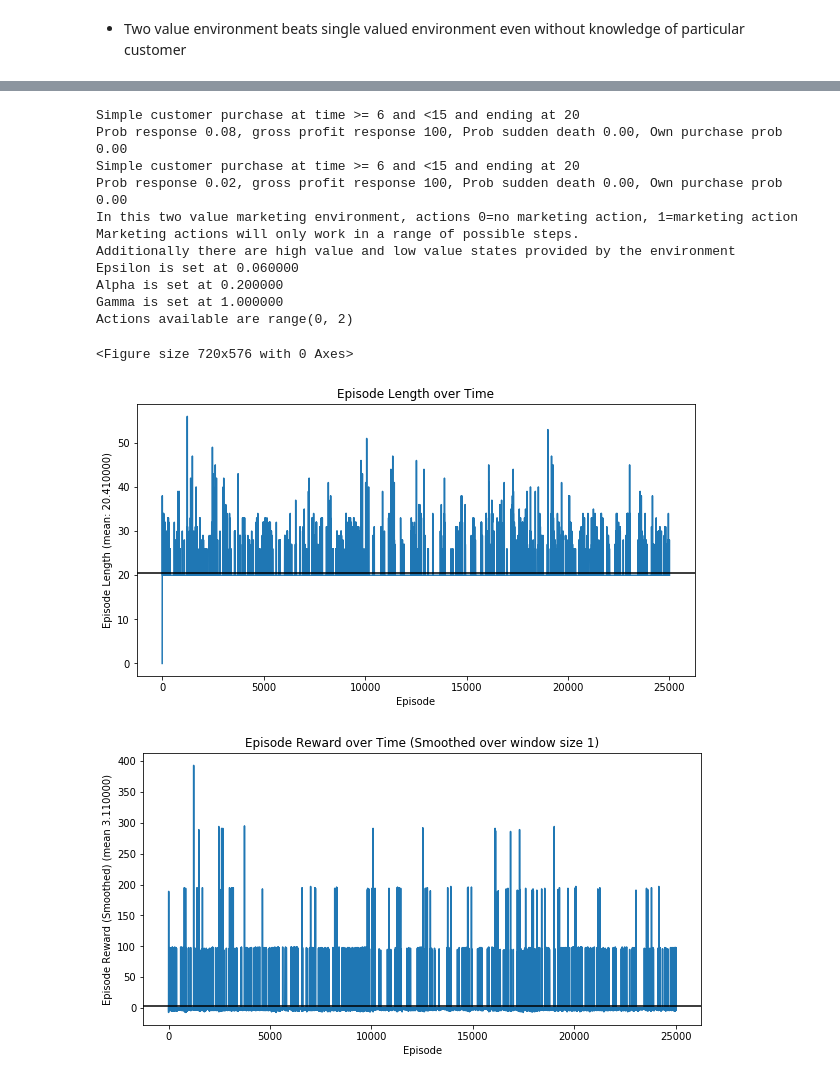
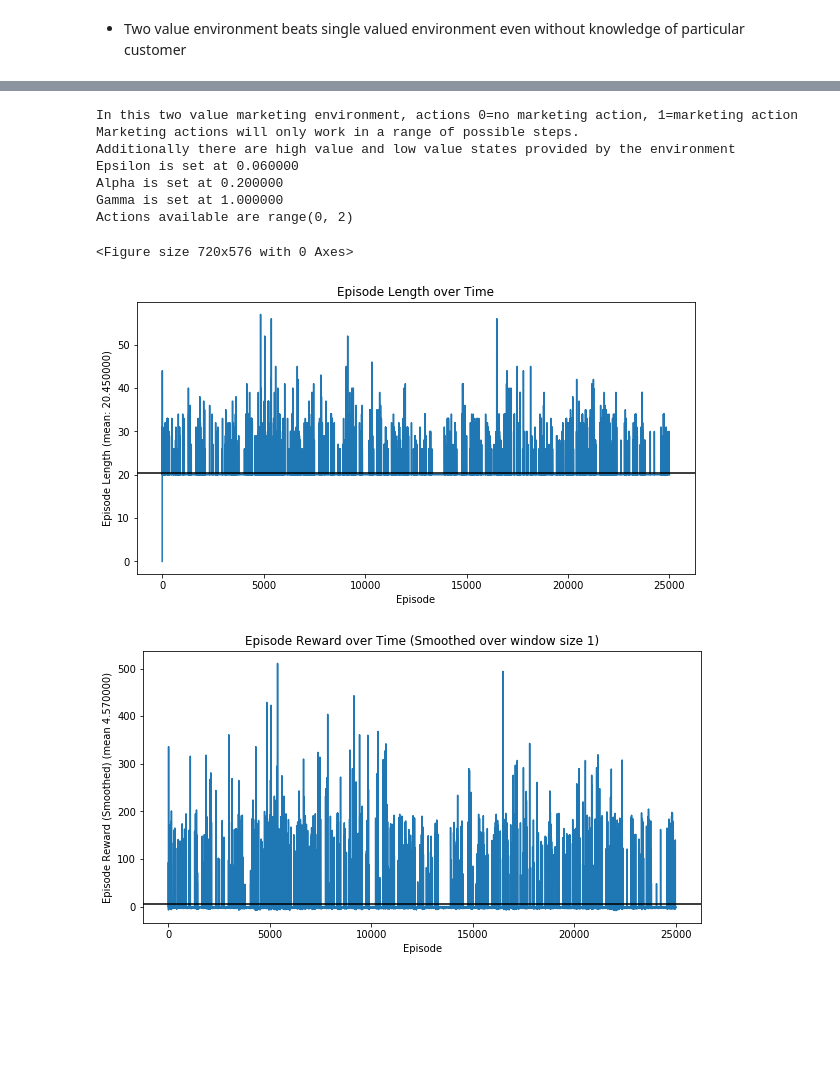
Before and after one commit to extrospective/marketing-rl, a Jupyter notebook: SimpleMarketing/SimpleMarketingTest.ipynb, the cells around one changed output, grey strips where cells are left out. Saved outputs shown, nothing was run; the diff lists cells and outputs as text; code cells hidden in the pictures; blank space fills up the shorter version.

Commit message:
Fixed issue with customer list; renamed CustomerInventoryDriven as model; put placeholder for windows difference

```diff
--- a/SimpleMarketing/SimpleMarketingTest.ipynb
+++ b/SimpleMarketing/SimpleMarketingTest.ipynb
@@ -9,11 +9,18 @@ Recommend running in **jupyter notebook** as the interactive parts may not work
 import random
 import numpy as np
 import sys
+import platform
 
-if "../" not in sys.path:
-    sys.path.append("../")
+if platform.system == 'Windows':
+    # not tested
+    if '..' not in sys.path:
+        sys.path.append('..')
+else:
+    if "../" not in sys.path:
+        sys.path.append("../")
 
-from lib.envs.simple_marketing import TwoValueMarketingEnv, SimpleMarketingEnv, SimpleCustomerPurchase, CustomerPurchaseVariable
+
+from lib.envs.simple_marketing import TwoValueMarketingEnv, SimpleMarketingEnv, Customer, CustomerInventoryDriven
 from lib.simulation import Experiment
 
 class Agent(object):
@@ -31,9 +38,6 @@ class SarsaAgent(Agent):
     def __init__(self, actions, print_rewards=True, epsilon=0.01, alpha=0.5, gamma=1):
         super(SarsaAgent, self).__init__(actions)
 
-        ## TODO 1
-        ## Initialize empty dictionary here
-        ## In addition, initialize the value of epsilon, alpha and gamma
         self.epsilon = epsilon
         self.alpha = alpha
         self.gamma = gamma
@@ -86,7 +90,6 @@ class SarsaAgent(Agent):
         action = np.random.randint(0, self.num_actions)
         #print('state is %s' % stateStr)
 
-        ## TODO 2
         ## Implement epsilon greedy policy here
         choice_random = random.random()
         if choice_random > self.epsilon:
@@ -136,7 +139,6 @@ class SarsaAgent(Agent):
             self.initialize_state(state2Str)
 
         ##print('state 1 is %s, state 2 is %s' % (state1Str, state2Str))
-        ## TODO 3
         ## Implement the sarsa update here
         prior_value_state1 = 0
         prior_value_state2 = 0
@@ -197,7 +199,7 @@ import random
 
 class QLearningAgent(Agent):
 
-    def __init__(self, actions, epsilon=0.01, alpha=0.5, gamma=1, print_final_statistics=False):
+    def __init__(self, actions, epsilon=0.01, alpha=0.5, gamma=1, will_print_final_statistics=False):
         super(QLearningAgent, self).__init__(actions)
 
         ## TODO 1
@@ -213,7 +215,7 @@ class QLearningAgent(Agent):
         print('Gamma is set at %f' % self.gamma)
         self.action_choices = actions
         print('Actions available are %s' % actions)
-        self.print_final_statistics = print_final_statistics
+        self.will_print_final_statistics = will_print_final_statistics
 
     def initialize_state(self, statestr):
         self.sadict[statestr] = {}
@@ -233,7 +235,7 @@ class QLearningAgent(Agent):
         """
         Function added to allow visualization of state at end
         """
-        if not self.print_final_statistics:
+        if not self.will_print_final_statistics:
             return
         print('q learning state action value dictionary')
         for cntr, k in enumerate(self.sadict):
@@ -253,7 +255,6 @@ class QLearningAgent(Agent):
         stateStr = self.stateToString(state)
         action = np.random.randint(0, self.num_actions)
 
-        ## TODO 2
         ## Implement epsilon greedy policy here
         if random.random() > self.epsilon:
             # choose best action rather than random action
@@ -608,31 +647,27 @@ Actions available are range(0, 2)
 # %%
 # Two value environment - modified
 # try initial_high = 0 to make person prove performance
 # try p_low_to_high = 1 to boost performers
 # try p_high_to_low = 0 to keep people at high once high
 #
 interactive = False
 %matplotlib inline
 episode_count = 25000
-cust1 = SimpleCustomerPurchase(tmin=6, tmax=15, tdeath=20, prob_response=0.08, gross_profit_response=100)
-cust2 = SimpleCustomerPurchase(tmin=6, tmax=15, tdeath=20, prob_response=0.02, gross_profit_response=100)
+cust1 = CustomerInventoryDriven(tmin=6, tmax=15, tdeath=20, prob_response=0.08)
+cust2 = CustomerInventoryDriven(tmin=6, tmax=15, tdeath=20, prob_response=0.02)
 env = TwoValueMarketingEnv([cust1, cust2], p_initial_high=0, p_low_to_high=1.0, p_high_to_low=0)
 agent = QLearningAgent(range(env.action_space.n), alpha=0.2, epsilon=0.06)
 experiment = Experiment(env, agent)
 random.seed(42)
 experiment.run_qlearning(episode_count, interactive)
 # %% [output]
-Simple customer purchase at time >= 6 and <15 and ending at 20
-Prob response 0.08, gross profit response 100, Prob sudden death 0.00, Own purchase prob 0.00
-Simple customer purchase at time >= 6 and <15 and ending at 20
-Prob response 0.02, gross profit response 100, Prob sudden death 0.00, Own purchase prob 0.00
 In this two value marketing environment, actions 0=no marketing action, 1=marketing action
 Marketing actions will only work in a range of possible steps.
 Additionally there are high value and low value states provided by the environment
 Epsilon is set at 0.060000
 Alpha is set at 0.200000
 Gamma is set at 1.000000
 Actions available are range(0, 2)
 <Figure size 720x576 with 0 Axes>
-[figure, old version]
+[figure, new version]
-[figure, old version]
+[figure, new version]
```
Also changed, not shown: parts of 13 cells of this notebook, 1 other file.
